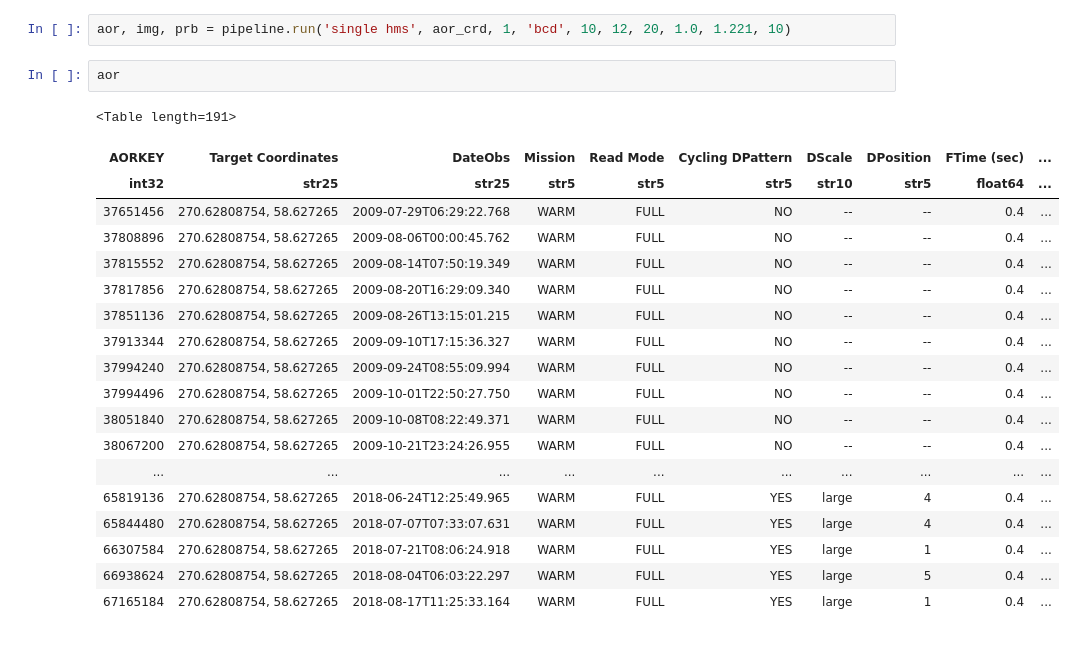
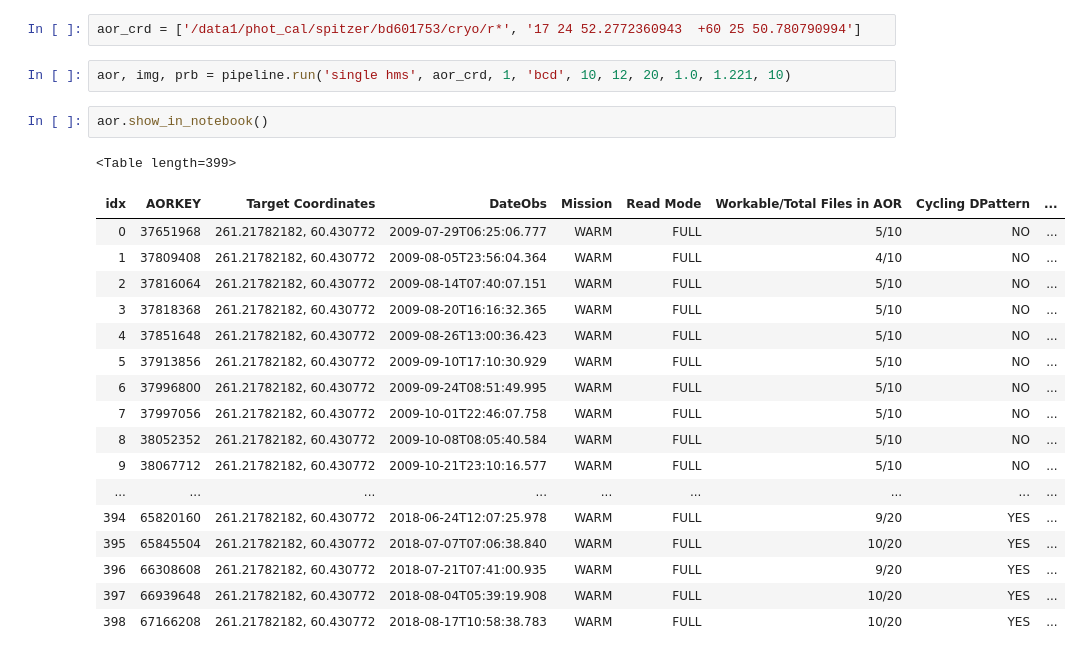
Before and after one commit to eas342/IRAC_photometry, a Jupyter notebook: Code Testing.ipynb, the cells around one changed output. Saved outputs shown, nothing was run; the diff lists cells and outputs as text.

```diff
--- a/Code Testing.ipynb
+++ b/Code Testing.ipynb
@@ -613,24 +614,25 @@ aor_crd = ['/data1/phot_cal/spitzer/hd165459/cryo/r*', '18 02 30.7410086899 +58
+# %%
+aor_crd = ['/data1/phot_cal/spitzer/bd601753/cryo/r*', '17 24 52.2772360943  +60 25 50.780790994']
 # %%
 aor, img, prb = pipeline.run('single hms', aor_crd, 1, 'bcd', 10, 12, 20, 1.0, 1.221, 10)
 # %%
-aor
+aor.show_in_notebook()
 # %% [output]
-<Table length=191>
+<Table length=399>
-| AORKEY | Target Coordinates | DateObs | Mission | Read Mode | Cycling DPattern | DScale | DPosition | FTime (sec) | ... |
-| int32 | str25 | str25 | str5 | str5 | str5 | str10 | str5 | float64 | ... |
-| 37651456 | 270.62808754, 58.627265 | 2009-07-29T06:29:22.768 | WARM | FULL | NO | -- | -- | 0.4 | ... |
-| 37808896 | 270.62808754, 58.627265 | 2009-08-06T00:00:45.762 | WARM | FULL | NO | -- | -- | 0.4 | ... |
-| 37815552 | 270.62808754, 58.627265 | 2009-08-14T07:50:19.349 | WARM | FULL | NO | -- | -- | 0.4 | ... |
-| 37817856 | 270.62808754, 58.627265 | 2009-08-20T16:29:09.340 | WARM | FULL | NO | -- | -- | 0.4 | ... |
-| 37851136 | 270.62808754, 58.627265 | 2009-08-26T13:15:01.215 | WARM | FULL | NO | -- | -- | 0.4 | ... |
-| 37913344 | 270.62808754, 58.627265 | 2009-09-10T17:15:36.327 | WARM | FULL | NO | -- | -- | 0.4 | ... |
-| 37994240 | 270.62808754, 58.627265 | 2009-09-24T08:55:09.994 | WARM | FULL | NO | -- | -- | 0.4 | ... |
-| 37994496 | 270.62808754, 58.627265 | 2009-10-01T22:50:27.750 | WARM | FULL | NO | -- | -- | 0.4 | ... |
-| 38051840 | 270.62808754, 58.627265 | 2009-10-08T08:22:49.371 | WARM | FULL | NO | -- | -- | 0.4 | ... |
-| 38067200 | 270.62808754, 58.627265 | 2009-10-21T23:24:26.955 | WARM | FULL | NO | -- | -- | 0.4 | ... |
-| ... | ... | ... | ... | ... | ... | ... | ... | ... | ... |
-| 65819136 | 270.62808754, 58.627265 | 2018-06-24T12:25:49.965 | WARM | FULL | YES | large | 4 | 0.4 | ... |
-| 65844480 | 270.62808754, 58.627265 | 2018-07-07T07:33:07.631 | WARM | FULL | YES | large | 4 | 0.4 | ... |
-| 66307584 | 270.62808754, 58.627265 | 2018-07-21T08:06:24.918 | WARM | FULL | YES | large | 1 | 0.4 | ... |
-| 66938624 | 270.62808754, 58.627265 | 2018-08-04T06:03:22.297 | WARM | FULL | YES | large | 5 | 0.4 | ... |
-| 67165184 | 270.62808754, 58.627265 | 2018-08-17T11:25:33.164 | WARM | FULL | YES | large | 1 | 0.4 | ... |
+| idx | AORKEY | Target Coordinates | DateObs | Mission | Read Mode | Workable/Total Files in AOR | Cycling DPattern | ... |
+| 0 | 37651968 | 261.21782182, 60.430772 | 2009-07-29T06:25:06.777 | WARM | FULL | 5/10 | NO | ... |
+| 1 | 37809408 | 261.21782182, 60.430772 | 2009-08-05T23:56:04.364 | WARM | FULL | 4/10 | NO | ... |
+| 2 | 37816064 | 261.21782182, 60.430772 | 2009-08-14T07:40:07.151 | WARM | FULL | 5/10 | NO | ... |
+| 3 | 37818368 | 261.21782182, 60.430772 | 2009-08-20T16:16:32.365 | WARM | FULL | 5/10 | NO | ... |
+| 4 | 37851648 | 261.21782182, 60.430772 | 2009-08-26T13:00:36.423 | WARM | FULL | 5/10 | NO | ... |
+| 5 | 37913856 | 261.21782182, 60.430772 | 2009-09-10T17:10:30.929 | WARM | FULL | 5/10 | NO | ... |
+| 6 | 37996800 | 261.21782182, 60.430772 | 2009-09-24T08:51:49.995 | WARM | FULL | 5/10 | NO | ... |
+| 7 | 37997056 | 261.21782182, 60.430772 | 2009-10-01T22:46:07.758 | WARM | FULL | 5/10 | NO | ... |
+| 8 | 38052352 | 261.21782182, 60.430772 | 2009-10-08T08:05:40.584 | WARM | FULL | 5/10 | NO | ... |
+| 9 | 38067712 | 261.21782182, 60.430772 | 2009-10-21T23:10:16.577 | WARM | FULL | 5/10 | NO | ... |
+| ... | ... | ... | ... | ... | ... | ... | ... | ... |
+| 394 | 65820160 | 261.21782182, 60.430772 | 2018-06-24T12:07:25.978 | WARM | FULL | 9/20 | YES | ... |
+| 395 | 65845504 | 261.21782182, 60.430772 | 2018-07-07T07:06:38.840 | WARM | FULL | 10/20 | YES | ... |
+| 396 | 66308608 | 261.21782182, 60.430772 | 2018-07-21T07:41:00.935 | WARM | FULL | 9/20 | YES | ... |
+| 397 | 66939648 | 261.21782182, 60.430772 | 2018-08-04T05:39:19.908 | WARM | FULL | 10/20 | YES | ... |
+| 398 | 67166208 | 261.21782182, 60.430772 | 2018-08-17T10:58:38.783 | WARM | FULL | 10/20 | YES | ... |
```
Also changed, not shown: parts of 2 cells of this notebook, 2 other files.
